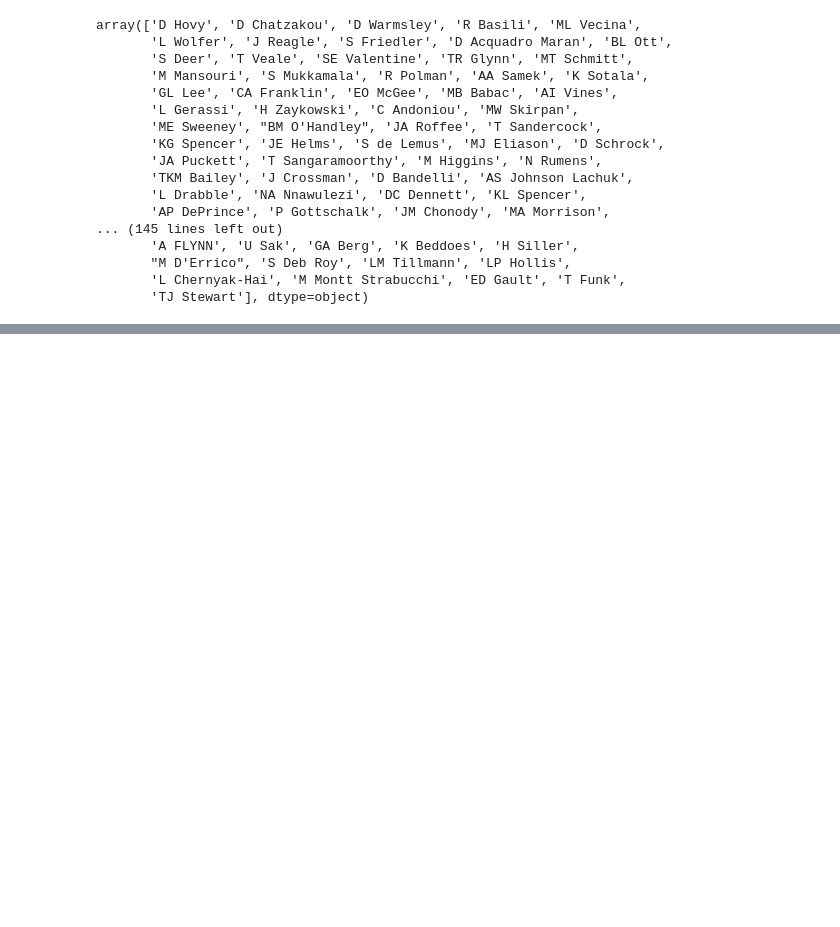
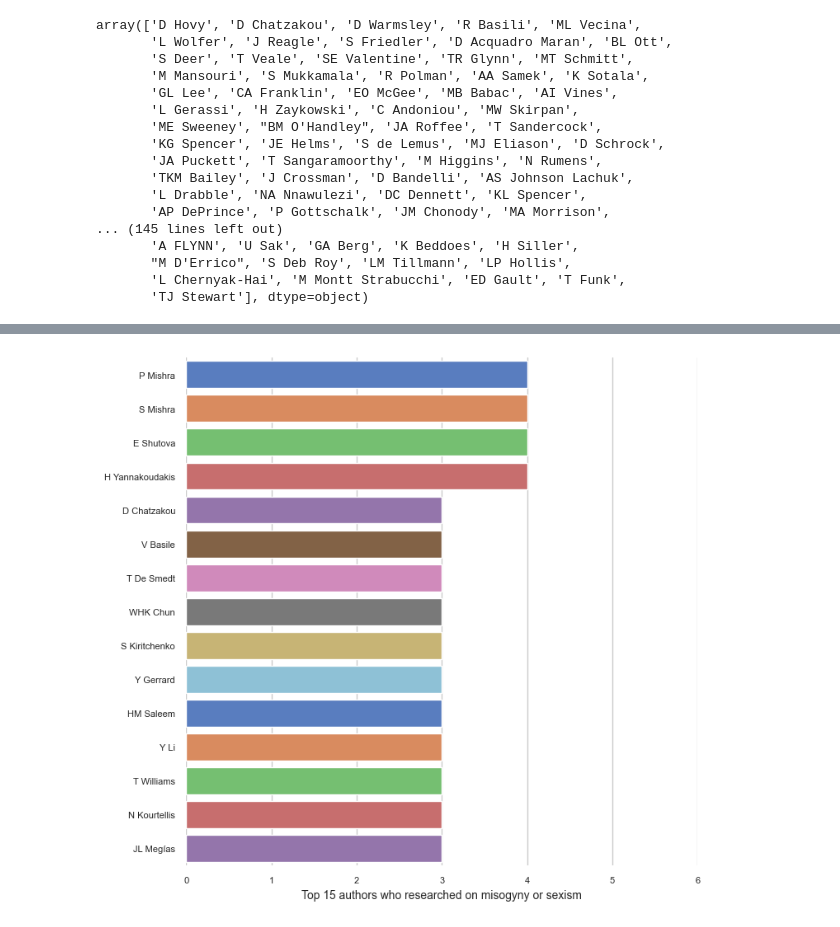
Before and after one commit to booktrackerGirl/Data-wrangling-and-analysis, a Jupyter notebook: Google Scholar Search/SerpAPI/serpapi_analysis.ipynb, the cells around one changed output, grey strips where cells are left out. Cells and saved outputs as stored; diff of their text form; code cells hidden in the pictures; blank space fills up the shorter version.

```diff
--- a/Google Scholar Search/SerpAPI/serpapi_analysis.ipynb
+++ b/Google Scholar Search/SerpAPI/serpapi_analysis.ipynb
@@ -1027,3 +1027,12 @@ array(['D Hovy', 'D Chatzakou', 'D Warmsley', 'R Basili', 'ML Vecina',
        "M D'Errico", 'S Deb Roy', 'LM Tillmann', 'LP Hollis',
        'L Chernyak-Hai', 'M Montt Strabucchi', 'ED Gault', 'T Funk',
        'TJ Stewart'], dtype=object)
+# %%
+author_terms = list(chain.from_iterable([sexism_docs['author_name_1'], sexism_docs['author_name_2'].dropna(),
+                                        sexism_docs['author_name_3'].dropna(), sexism_docs['author_name_4'].dropna(),
+                                        sexism_docs['author_name_5'].dropna()])) #dropna() for first author need not be used
+
+# Create counter of words in clean bigrams
+auth_counts = collections.Counter(author_terms)
+
+auth_counts.most_common(50)
@@ -1029,0 +1057,4 @@ array(['D Hovy', 'D Chatzakou', 'D Warmsley', 'R Basili', 'ML Vecina',
+# %%
+authors_df = pd.DataFrame(auth_counts.most_common(35),
+                             columns=['Authors', 'count'])
+authors_df.head()
@@ -1029,0 +1068,13 @@ array(['D Hovy', 'D Chatzakou', 'D Warmsley', 'R Basili', 'ML Vecina',
+# %%
+f, ax = plt.subplots(figsize=(8, 8))
+palette = sns.color_palette("muted")
+top_15_authors = authors_df[:15]
+p = sns.barplot(x="count", y="Authors", data=top_15_authors,
+            label="count", palette=palette)
+ax.set(xlim=(0, 6))
+sns.despine(left=True, bottom=True)
+p.set_xlabel("Top 15 authors who researched on misogyny or sexism", fontsize=10)
+p.set_ylabel("",fontsize=10)
+p.tick_params(labelsize=8)
+# %% [output]
+[figure, added]
```
Also changed, not shown: parts of 2 cells of this notebook.
